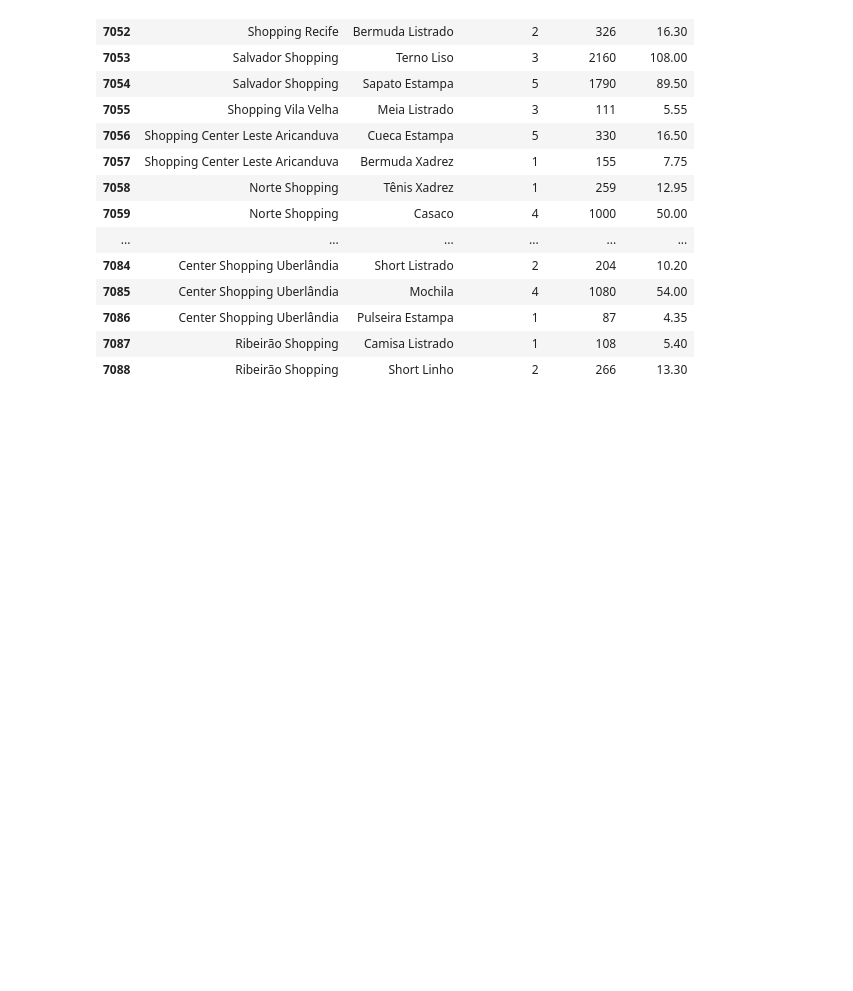
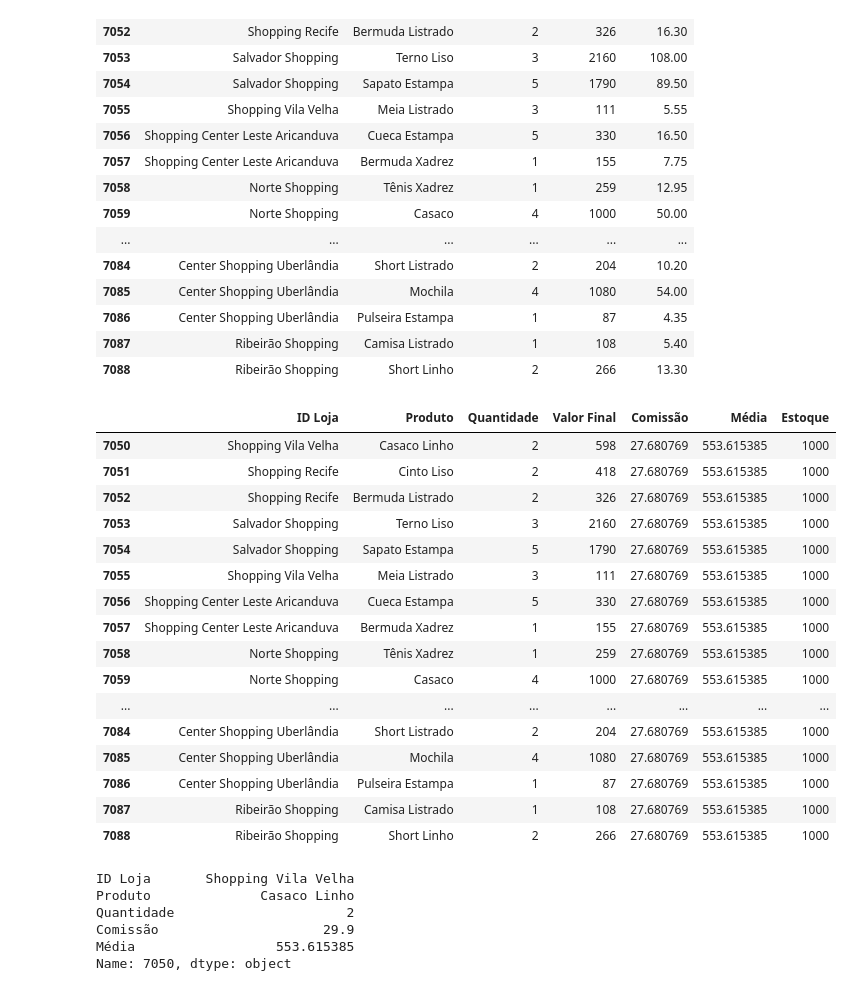
Before and after one commit to jeniferGoncalvesDaSilvaDev/pandas-python, a Jupyter notebook: pandas-learning.ipynb, the cells around one changed output. Drawn from its saved outputs; the diff is of its cells as text; code cells hidden in the pictures; blank space fills up the shorter version.

```diff
--- a/pandas-learning.ipynb
+++ b/pandas-learning.ipynb
@@ -445,3 +340,35 @@ display(vendas_de_dezembro_df)
 | 7086 | Center Shopping Uberlândia | Pulseira Estampa | 1 | 87 | 4.35 |
 | 7087 | Ribeirão Shopping | Camisa Listrado | 1 | 108 | 5.40 |
 | 7088 | Ribeirão Shopping | Short Linho | 2 | 266 | 13.30 |
+# %%
+vendas_de_dezembro_df['Média'] = sum(vendas_de_dezembro_df['Valor Final'])/len(vendas_de_dezembro_df['Valor Final'])
+vendas_de_dezembro_df['Comissão'] = vendas_de_dezembro_df['Comissão'].mean()
+display(vendas_de_dezembro_df)
+# %% [output]
+|  | ID Loja | Produto | Quantidade | Valor Final | Comissão | Média | Estoque |
+| 7050 | Shopping Vila Velha | Casaco Linho | 2 | 598 | 27.680769 | 553.615385 | 1000 |
+| 7051 | Shopping Recife | Cinto Liso | 2 | 418 | 27.680769 | 553.615385 | 1000 |
+| 7052 | Shopping Recife | Bermuda Listrado | 2 | 326 | 27.680769 | 553.615385 | 1000 |
+| 7053 | Salvador Shopping | Terno Liso | 3 | 2160 | 27.680769 | 553.615385 | 1000 |
+| 7054 | Salvador Shopping | Sapato Estampa | 5 | 1790 | 27.680769 | 553.615385 | 1000 |
+| 7055 | Shopping Vila Velha | Meia Listrado | 3 | 111 | 27.680769 | 553.615385 | 1000 |
+| 7056 | Shopping Center Leste Aricanduva | Cueca Estampa | 5 | 330 | 27.680769 | 553.615385 | 1000 |
+| 7057 | Shopping Center Leste Aricanduva | Bermuda Xadrez | 1 | 155 | 27.680769 | 553.615385 | 1000 |
+| 7058 | Norte Shopping | Tênis Xadrez | 1 | 259 | 27.680769 | 553.615385 | 1000 |
+| 7059 | Norte Shopping | Casaco | 4 | 1000 | 27.680769 | 553.615385 | 1000 |
+| ... | ... | ... | ... | ... | ... | ... | ... |
+| 7084 | Center Shopping Uberlândia | Short Listrado | 2 | 204 | 27.680769 | 553.615385 | 1000 |
+| 7085 | Center Shopping Uberlândia | Mochila | 4 | 1080 | 27.680769 | 553.615385 | 1000 |
+| 7086 | Center Shopping Uberlândia | Pulseira Estampa | 1 | 87 | 27.680769 | 553.615385 | 1000 |
+| 7087 | Ribeirão Shopping | Camisa Listrado | 1 | 108 | 27.680769 | 553.615385 | 1000 |
+| 7088 | Ribeirão Shopping | Short Linho | 2 | 266 | 27.680769 | 553.615385 | 1000 |
+# %%
+produto_casaco_linho = vendas_de_dezembro_df.loc[7050, ['ID Loja', 'Produto', 'Quantidade','Comissão', 'Média']]
+display(produto_casaco_linho)
+# %% [output]
+ID Loja       Shopping Vila Velha
+Produto              Casaco Linho
+Quantidade                      2
+Comissão                     29.9
+Média                  553.615385
+Name: 7050, dtype: object
```
Also changed, not shown: parts of 6 cells of this notebook.
